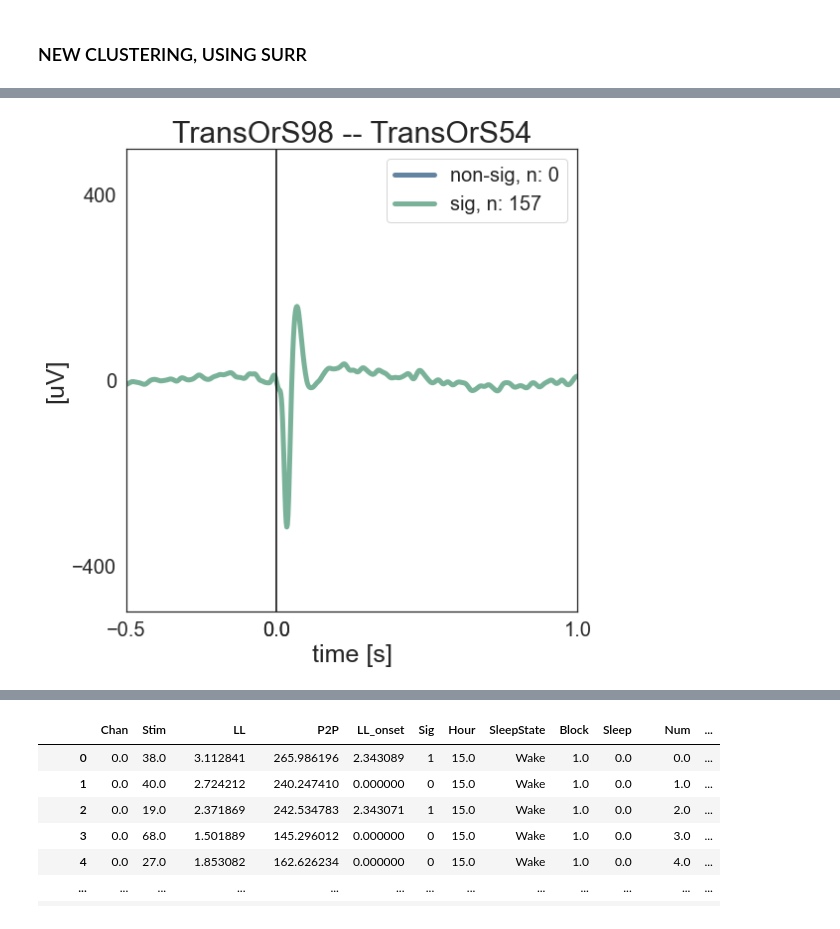
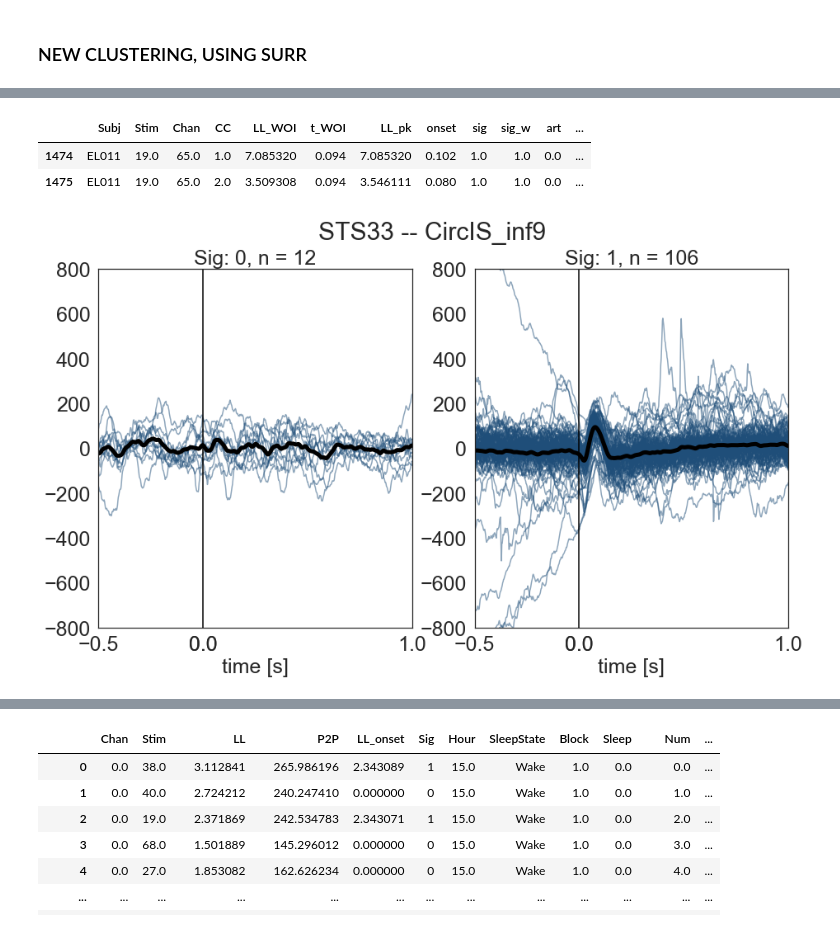
Before and after one commit to vellen23/CCEP_human, a Jupyter notebook: Python_Analysis/EvM/BM_sig_con_pipeline.ipynb, the cells around one changed output, grey strips where cells are left out. Cells and saved outputs as stored; diff of their text form; code cells hidden in the pictures.

```diff
--- a/Python_Analysis/EvM/BM_sig_con_pipeline.ipynb
+++ b/Python_Analysis/EvM/BM_sig_con_pipeline.ipynb
@@ -474,33 +482,3 @@ def plot_sig_trials():
     # plt.savefig(path_patient_analysis + '\\' + folder + '\\'+cond_folder+'\\methods\\CC_surr_example\\'+subj+'_'+labels_all[sc]+'_'+labels_all[rc]+'_'+m+'.jpg')
 
     plt.show()
-# %%
-def plot_sig_trials():
-    fig = plt.figure(figsize=(15, 8))
-    fig.patch.set_facecolor('xkcd:white')
-    sns.set(style='white')
-    plt.suptitle(labels_all[sc] + ' -- ' + labels_all[rc], fontsize=30)
-    ylim = 800
-
-    gs = fig.add_gridspec(1,2)  # GridSpec(4,1, height_ratios=[1,2,1,2])
-    for sig in [0,1]:
-        stimnum = lists.loc[lists.Sig==sig,'Num'].values.astype('int')
-        fig.add_subplot(gs[0, sig])
-        for i in range(len(stimnum)):
-            plt.plot(x_ax, EEG_CR[rc, stimnum[i],:], color=color_elab[0], alpha=0.5)
-        mn = np.mean(ff.lp_filter(EEG_CR[rc, stimnum,:],45,Fs),0)
-        st= np.std(ff.lp_filter(EEG_CR[rc, stimnum,:],45,Fs),0)
-        plt.plot(x_ax, mn, color=[0,0,0], linewidth=5)
-        # st= np.std(ff.lp_filter(trials,30,Fs),0)
-        #plt.fill_between(x_ax,ff.lp_filter(np.mean(trials,0),45,Fs)-st, ff.lp_filter(np.mean(trials,0),45,Fs)+st, alpha=0.2 )
-        plt.xticks([-0.5, 0,0., 1], fontsize=25)
-        plt.xlabel('time [s]', fontsize=25)
-        plt.axvline(0, color=[0,0,0], label='stim')
-        # plt.title('Mean Across All Trials', fontsize=25)
-        plt.xlim([-0.5, 1])
-        plt.ylim([-ylim,ylim])
-
-    plt.savefig(path_patient_analysis + '\\' + folder + '\\'+cond_folder+'\\methods\\CC_sig_trials\\'+subj+'_'+labels_all[sc]+'_'+labels_all[rc]+'.svg')
-    # plt.savefig(path_patient_analysis + '\\' + folder + '\\'+cond_folder+'\\methods\\CC_surr_example\\'+subj+'_'+labels_all[sc]+'_'+labels_all[rc]+'_'+m+'.jpg')
-
-    plt.show()
@@ -539,0 +600,12 @@ array(['Amy1', 'Amy 2', 'Amy3', 'STS4', 'STS5', 'STS6', 'MTG7', 'Tpole8',
+# %%
+cluster_method = 'similarity'
+file_CC_summ = path_patient_analysis + '\\' + folder + '\\data\\CC_summ_' + cluster_method + '.csv'
+CC_summ = pd.read_csv(file_CC_summ)
+summary_gen_path = path_patient_analysis + '\\' + folder + '\\' + cond_folder + '\\data\\summ_general.csv'  # summary_general
+summ = pd.read_csv(summary_gen_path)
+# %%
+CC_summ[(CC_summ.Stim==sc)&(CC_summ.Chan==rc)]
+# %% [output]
+|  | Subj | Stim | Chan | CC | LL_WOI | t_WOI | LL_pk | onset | sig | sig_w | art | ... |
+| 1474 | EL011 | 19.0 | 65.0 | 1.0 | 7.085320 | 0.094 | 7.085320 | 0.102 | 1.0 | 1.0 | 0.0 | ... |
+| 1475 | EL011 | 19.0 | 65.0 | 2.0 | 3.509308 | 0.094 | 3.546111 | 0.080 | 1.0 | 1.0 | 0.0 | ... |
@@ -540,7 +614,10 @@ array(['Amy1', 'Amy 2', 'Amy3', 'STS4', 'STS5', 'STS6', 'MTG7', 'Tpole8',
+# %%
+dat = summ[(summ.Sig>0.8)&(summ.Sig<0.9)]
 # %%
-sc = 97
-rc= 53
+k = np.random.choice(len(dat))
+sc = dat.Stim.values[k].astype('int')
+rc=  dat.Chan.values[k].astype('int')
 lists = con_trial[(con_trial['Artefact'] <1) & (con_trial['Chan'] == rc) & (con_trial['Stim'] == sc)]
 plot_sig_trials()
 # %% [output]
-[figure, old version]
+[figure, new version]
```
Also changed, not shown: parts of 25 cells of this notebook, 25 other files.
